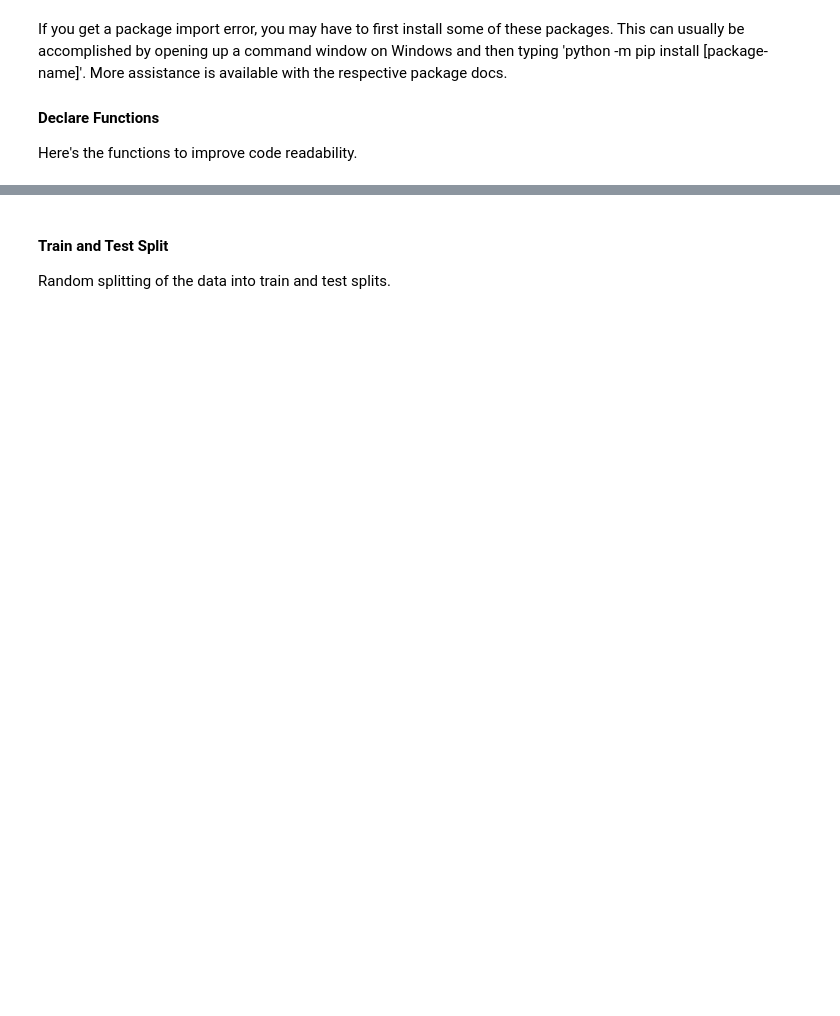
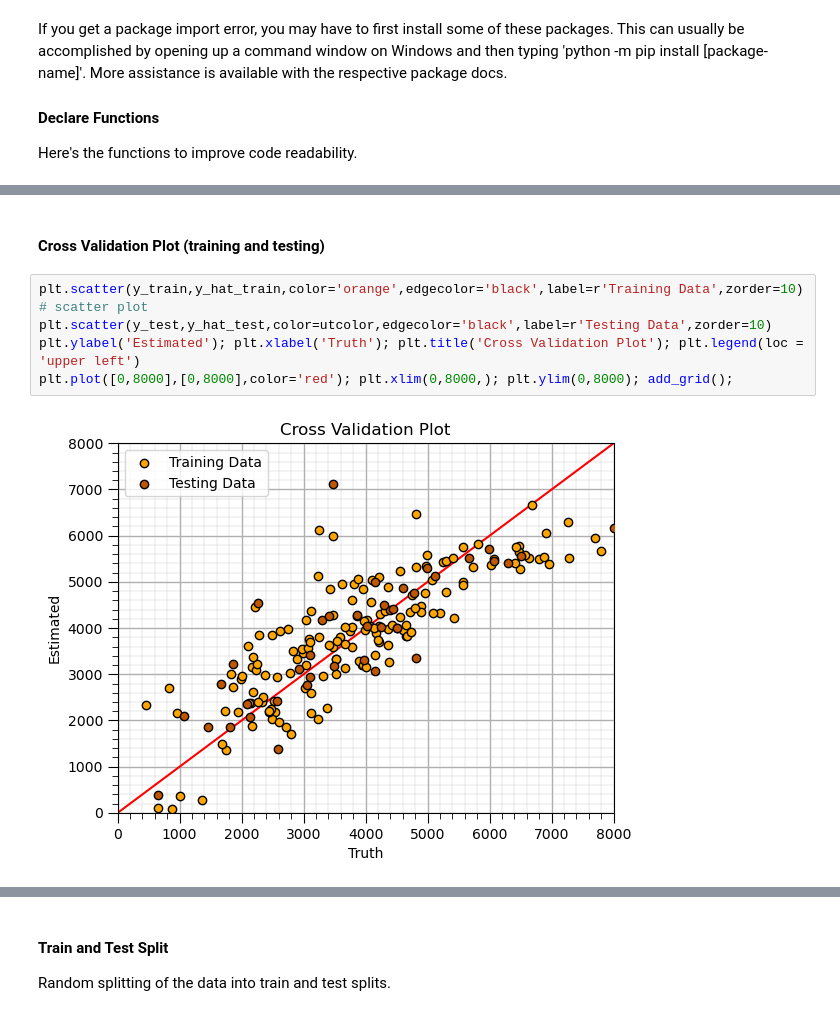
Before and after one commit to GeostatsGuy/MachineLearningDemos_Book, a Jupyter notebook: _sources/MachineLearning_python.ipynb, the cells around one changed output, grey strips where cells are left out. Cells and saved outputs as stored; diff of their text form; blank space fills up the shorter version.

```diff
--- a/_sources/MachineLearning_python.ipynb
+++ b/_sources/MachineLearning_python.ipynb
@@ -105,0 +171,9 @@ df.head()                                                     # preview the firs
+# %% [markdown]
+#### Cross Validation Plot (training and testing)
+# %%
+plt.scatter(y_train,y_hat_train,color='orange',edgecolor='black',label=r'Training Data',zorder=10) # scatter plot
+plt.scatter(y_test,y_hat_test,color=utcolor,edgecolor='black',label=r'Testing Data',zorder=10)
+plt.ylabel('Estimated'); plt.xlabel('Truth'); plt.title('Cross Validation Plot'); plt.legend(loc = 'upper left')
+plt.plot([0,8000],[0,8000],color='red'); plt.xlim(0,8000,); plt.ylim(0,8000); add_grid();
+# %% [output]
+[figure, added]
```
Also changed, not shown: parts of 156 cells of this notebook, 38 other files.
